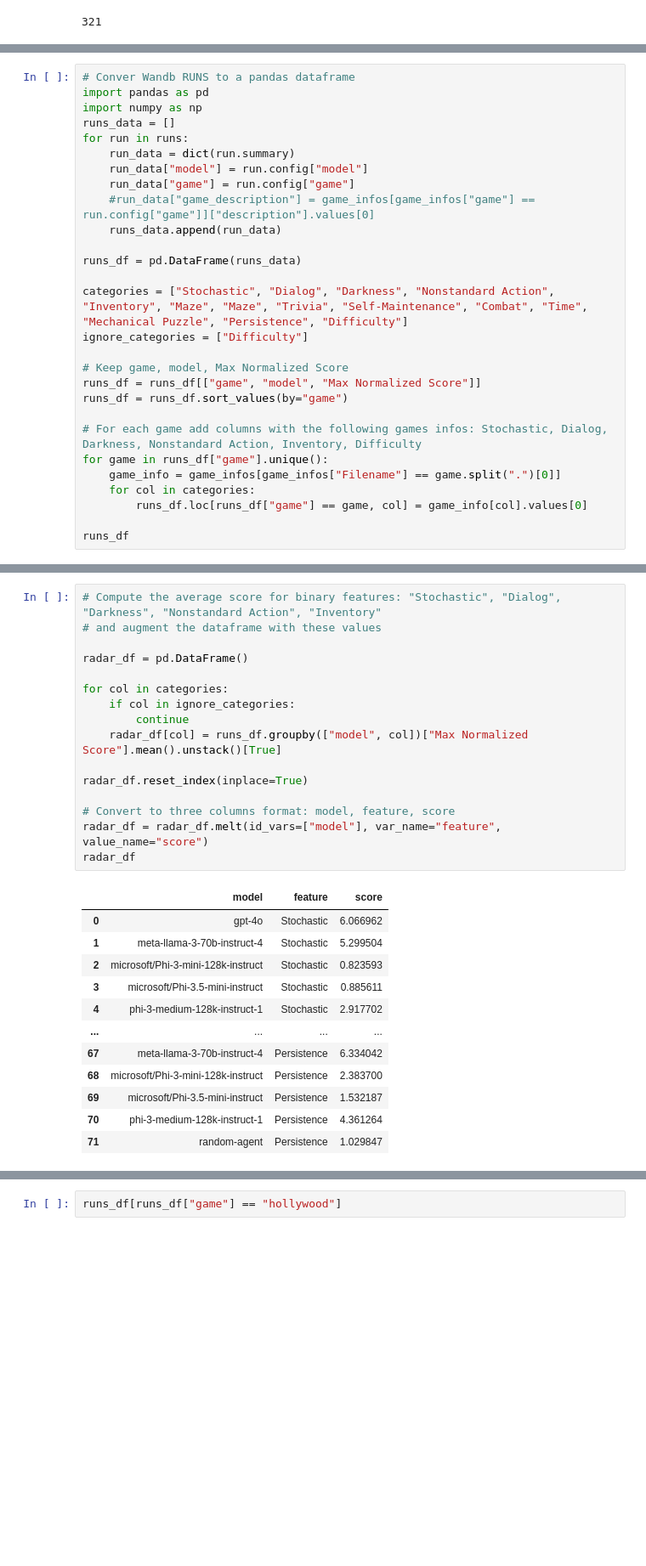
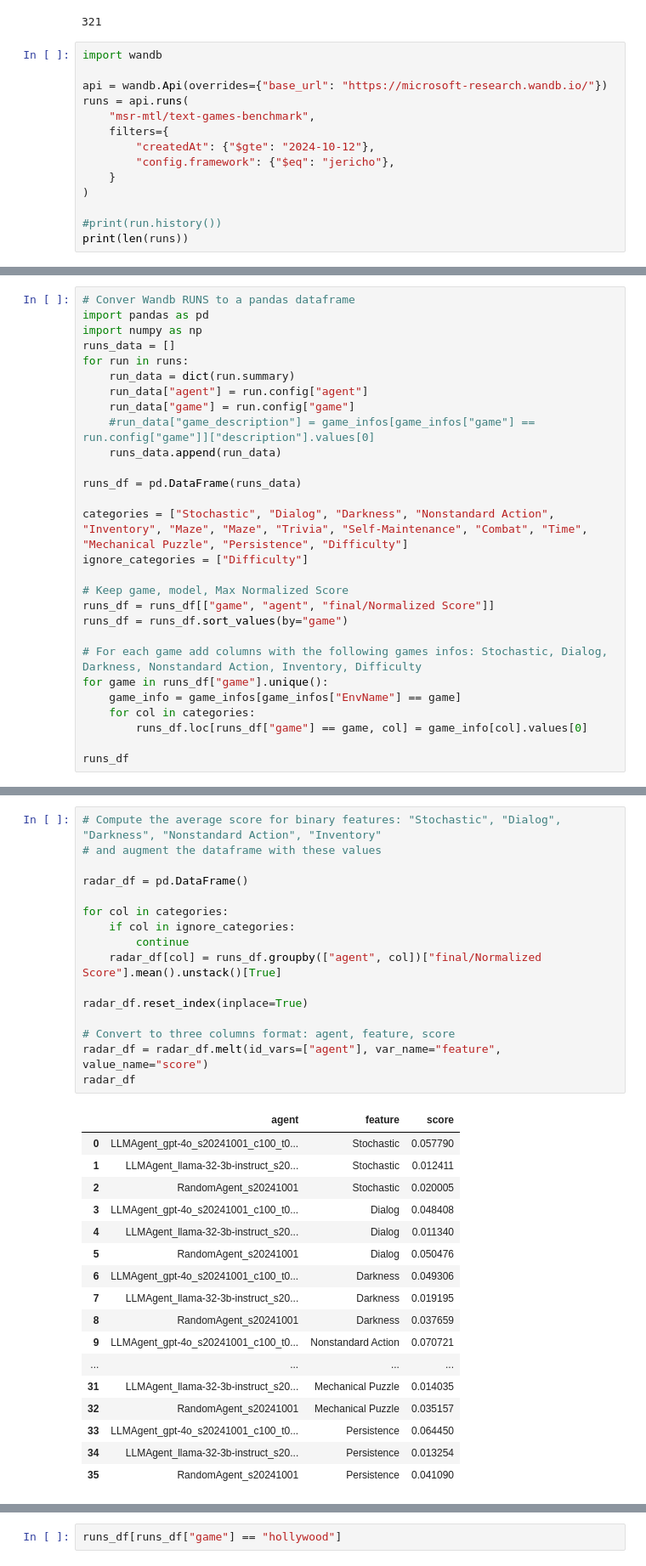
Before and after one commit to microsoft/tale-suite, a Jupyter notebook: notebooks/figures.ipynb, the cells around one changed output, grey strips where cells are left out. Shown: that part at 85% size. Cells and saved outputs as stored; diff of their text form; blank space fills up the shorter version.

```diff
--- a/notebooks/scratchpad.ipynb
+++ b/notebooks/figures.ipynb
@@ -22,3 +22,17 @@ runs = api.runs(
 print(len(runs))
 # %% [output]
 321
+# %%
+import wandb
+
+api = wandb.Api(overrides={"base_url": "https://microsoft-research.wandb.io/"})
+runs = api.runs(
+    "msr-mtl/text-games-benchmark",
+    filters={
+        "createdAt": {"$gte": "2024-10-12"},
+        "config.framework": {"$eq": "jericho"},
+    }
+)
+
+#print(run.history())
+print(len(runs))
@@ -59,7 +75,7 @@ import numpy as np
 runs_data = []
 for run in runs:
     run_data = dict(run.summary)
-    run_data["model"] = run.config["model"]
+    run_data["agent"] = run.config["agent"]
     run_data["game"] = run.config["game"]
     #run_data["game_description"] = game_infos[game_infos["game"] == run.config["game"]]["description"].values[0]
     runs_data.append(run_data)
@@ -70,12 +86,12 @@ categories = ["Stochastic", "Dialog", "Darkness", "Nonstandard Action", "Invento
 ignore_categories = ["Difficulty"]
 
 # Keep game, model, Max Normalized Score
-runs_df = runs_df[["game", "model", "Max Normalized Score"]]
+runs_df = runs_df[["game", "agent", "final/Normalized Score"]]
 runs_df = runs_df.sort_values(by="game")
 
 # For each game add columns with the following games infos: Stochastic, Dialog, Darkness, Nonstandard Action, Inventory, Difficulty
 for game in runs_df["game"].unique():
-    game_info = game_infos[game_infos["Filename"] == game.split(".")[0]]
+    game_info = game_infos[game_infos["EnvName"] == game]
     for col in categories:
         runs_df.loc[runs_df["game"] == game, col] = game_info[col].values[0]
 
@@ -97,29 +113,34 @@ runs_df
 # %%
 # Compute the average score for binary features: "Stochastic", "Dialog", "Darkness", "Nonstandard Action", "Inventory"
 # and augment the dataframe with these values
 
 radar_df = pd.DataFrame()
 
 for col in categories:
     if col in ignore_categories:
         continue
-    radar_df[col] = runs_df.groupby(["model", col])["Max Normalized Score"].mean().unstack()[True]
+    radar_df[col] = runs_df.groupby(["agent", col])["final/Normalized Score"].mean().unstack()[True]
 
 radar_df.reset_index(inplace=True)
 
-# Convert to three columns format: model, feature, score
-radar_df = radar_df.melt(id_vars=["model"], var_name="feature", value_name="score")
+# Convert to three columns format: agent, feature, score
+radar_df = radar_df.melt(id_vars=["agent"], var_name="feature", value_name="score")
 radar_df
 # %% [output]
-|  | model | feature | score |
-| 0 | gpt-4o | Stochastic | 6.066962 |
-| 1 | meta-llama-3-70b-instruct-4 | Stochastic | 5.299504 |
-| 2 | microsoft/Phi-3-mini-128k-instruct | Stochastic | 0.823593 |
-| 3 | microsoft/Phi-3.5-mini-instruct | Stochastic | 0.885611 |
-| 4 | phi-3-medium-128k-instruct-1 | Stochastic | 2.917702 |
+|  | agent | feature | score |
+| 0 | LLMAgent_gpt-4o_s20241001_c100_t0... | Stochastic | 0.057790 |
+| 1 | LLMAgent_llama-32-3b-instruct_s20... | Stochastic | 0.012411 |
+| 2 | RandomAgent_s20241001 | Stochastic | 0.020005 |
+| 3 | LLMAgent_gpt-4o_s20241001_c100_t0... | Dialog | 0.048408 |
+| 4 | LLMAgent_llama-32-3b-instruct_s20... | Dialog | 0.011340 |
+| 5 | RandomAgent_s20241001 | Dialog | 0.050476 |
+| 6 | LLMAgent_gpt-4o_s20241001_c100_t0... | Darkness | 0.049306 |
+| 7 | LLMAgent_llama-32-3b-instruct_s20... | Darkness | 0.019195 |
+| 8 | RandomAgent_s20241001 | Darkness | 0.037659 |
+| 9 | LLMAgent_gpt-4o_s20241001_c100_t0... | Nonstandard Action | 0.070721 |
 | ... | ... | ... | ... |
-| 67 | meta-llama-3-70b-instruct-4 | Persistence | 6.334042 |
-| 68 | microsoft/Phi-3-mini-128k-instruct | Persistence | 2.383700 |
-| 69 | microsoft/Phi-3.5-mini-instruct | Persistence | 1.532187 |
-| 70 | phi-3-medium-128k-instruct-1 | Persistence | 4.361264 |
-| 71 | random-agent | Persistence | 1.029847 |
+| 31 | LLMAgent_llama-32-3b-instruct_s20... | Mechanical Puzzle | 0.014035 |
+| 32 | RandomAgent_s20241001 | Mechanical Puzzle | 0.035157 |
+| 33 | LLMAgent_gpt-4o_s20241001_c100_t0... | Persistence | 0.064450 |
+| 34 | LLMAgent_llama-32-3b-instruct_s20... | Persistence | 0.013254 |
+| 35 | RandomAgent_s20241001 | Persistence | 0.041090 |
```
Also changed, not shown: parts of 8 cells of this notebook, 1 other file.
